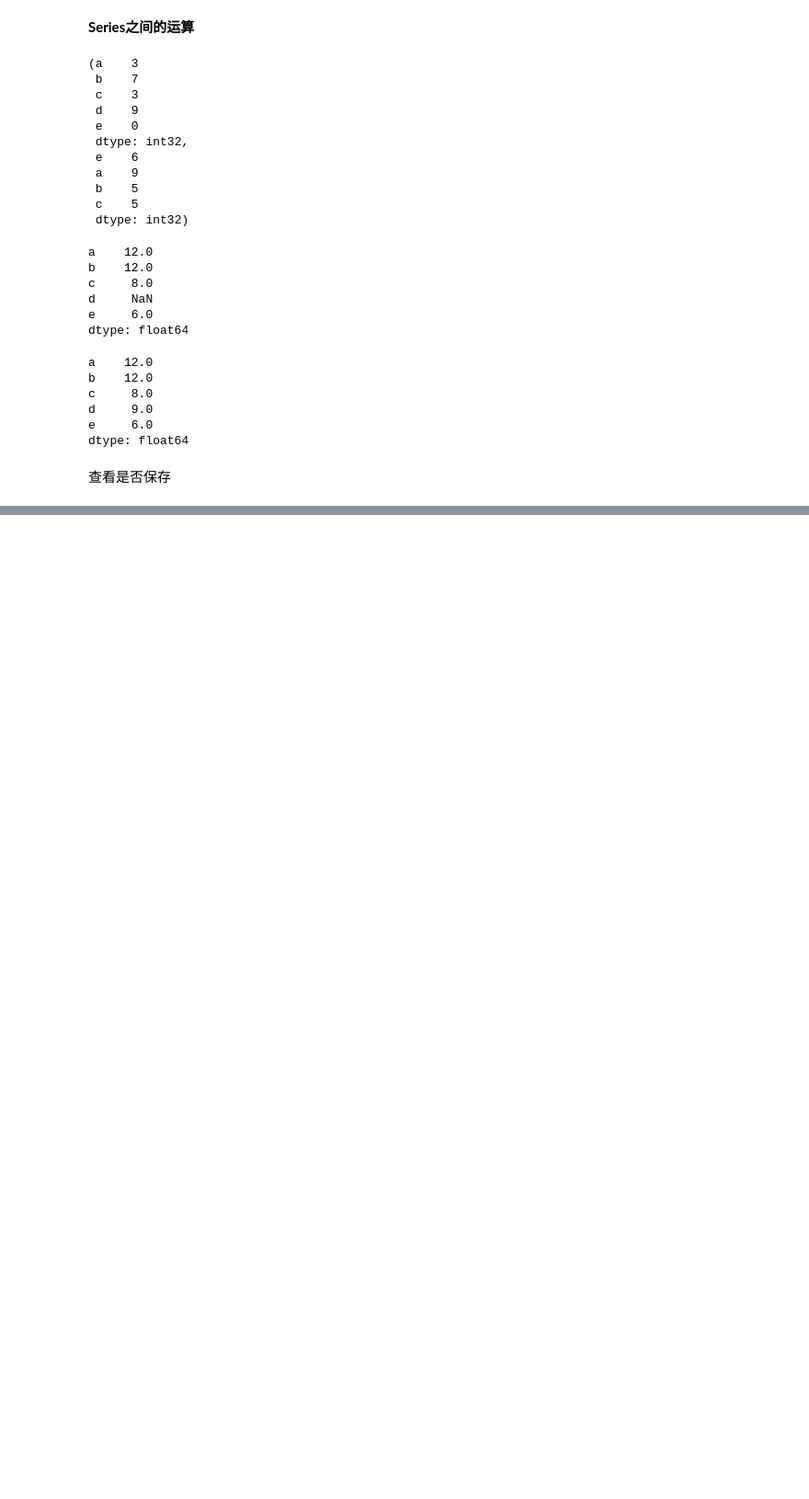
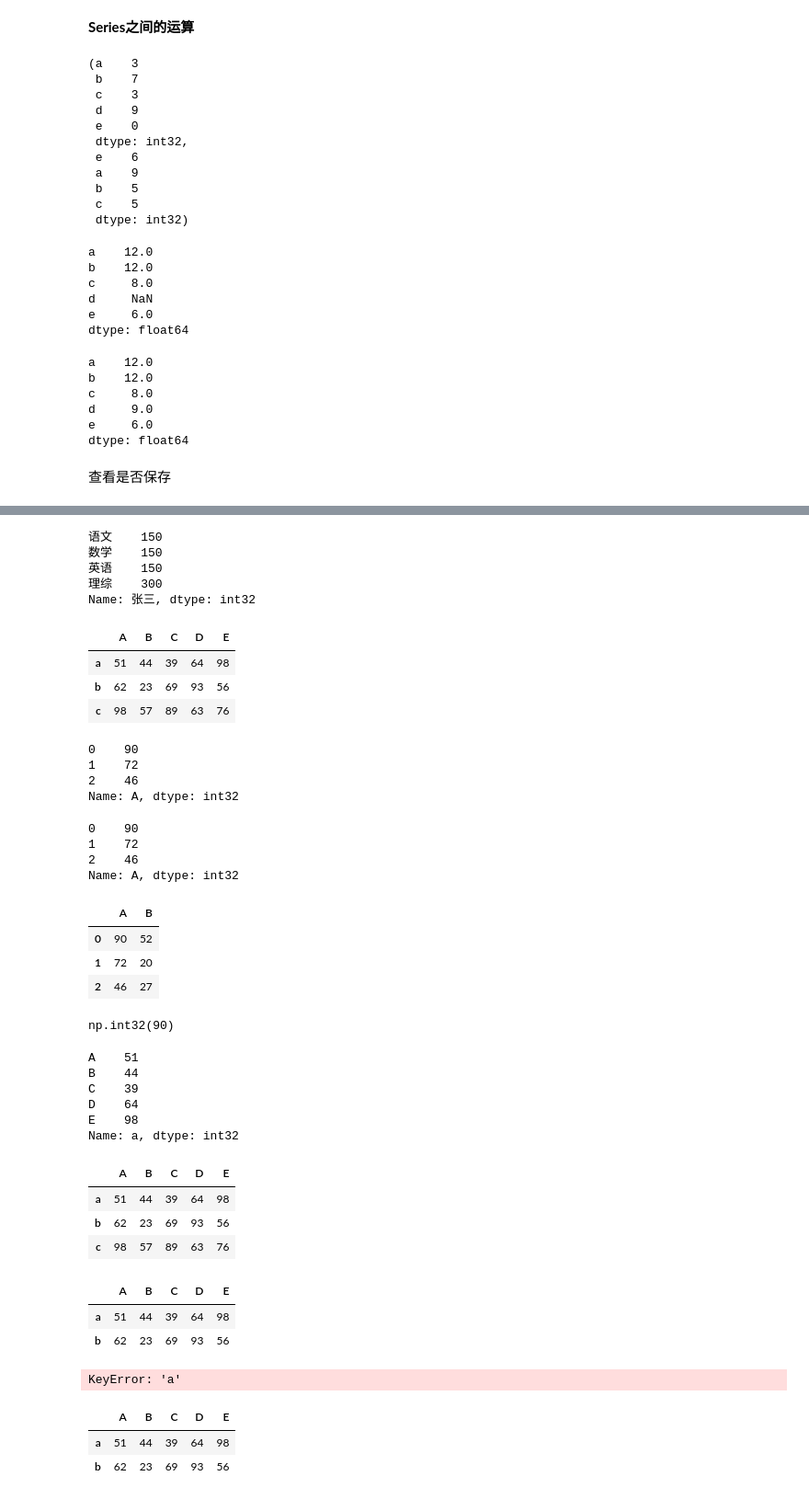
Before and after one commit to IrvingWood/pink, a Jupyter notebook: pandas_object.ipynb, the cells around one changed output, grey strips where cells are left out. Shown at 92% size. Drawn from its saved outputs; the diff is of its cells as text; code cells hidden in the pictures; blank space fills up the shorter version.

```diff
--- a/pandas_object.ipynb
+++ b/pandas_object.ipynb
@@ -554,0 +832,79 @@ dtype: float64
+# %%
+df["张三"]
+# %% [output]
+语文    150
+数学    150
+英语    150
+理综    300
+Name: 张三, dtype: int32
+# %%
+df = DataFrame(data=np.random.randint(0,100,size=(3,5)),index=list("abc"),columns=list("ABCDE"))
+df
+# %% [output]
+|  | A | B | C | D | E |
+| a | 51 | 44 | 39 | 64 | 98 |
+| b | 62 | 23 | 69 | 93 | 56 |
+| c | 98 | 57 | 89 | 63 | 76 |
+# %%
+# 字典访问
+df["A"]
+# %% [output]
+0    90
+1    72
+2    46
+Name: A, dtype: int32
+# %%
+# 属性访问
+df.A
+# %% [output]
+0    90
+1    72
+2    46
+Name: A, dtype: int32
+# %%
+# 使用标签列表访问
+df[["A","B"]]
+# %% [output]
+|  | A | B |
+| 0 | 90 | 52 |
+| 1 | 72 | 20 |
+| 2 | 46 | 27 |
+# %%
+df["A"].loc[0]
+# %% [output]
+np.int32(90)
+# %%
+df.loc["a"]
+# %% [output]
+A    51
+B    44
+C    39
+D    64
+E    98
+Name: a, dtype: int32
+# %%
+df
+# %% [output]
+|  | A | B | C | D | E |
+| a | 51 | 44 | 39 | 64 | 98 |
+| b | 62 | 23 | 69 | 93 | 56 |
+| c | 98 | 57 | 89 | 63 | 76 |
+# %%
+
+df.loc[["a","b"]]
+# %% [output]
+|  | A | B | C | D | E |
+| a | 51 | 44 | 39 | 64 | 98 |
+| b | 62 | 23 | 69 | 93 | 56 |
+# %%
+# 这是访问列的方式，不是行，访问行必须使用.loc
+df["a"]
+# %% [output]
+KeyError: 'a'
+# %%
+# 隐式索引
+df.iloc[[0,1]]
+# %% [output]
+|  | A | B | C | D | E |
+| a | 51 | 44 | 39 | 64 | 98 |
+| b | 62 | 23 | 69 | 93 | 56 |
```
Also changed, not shown: parts of 68 cells of this notebook.
